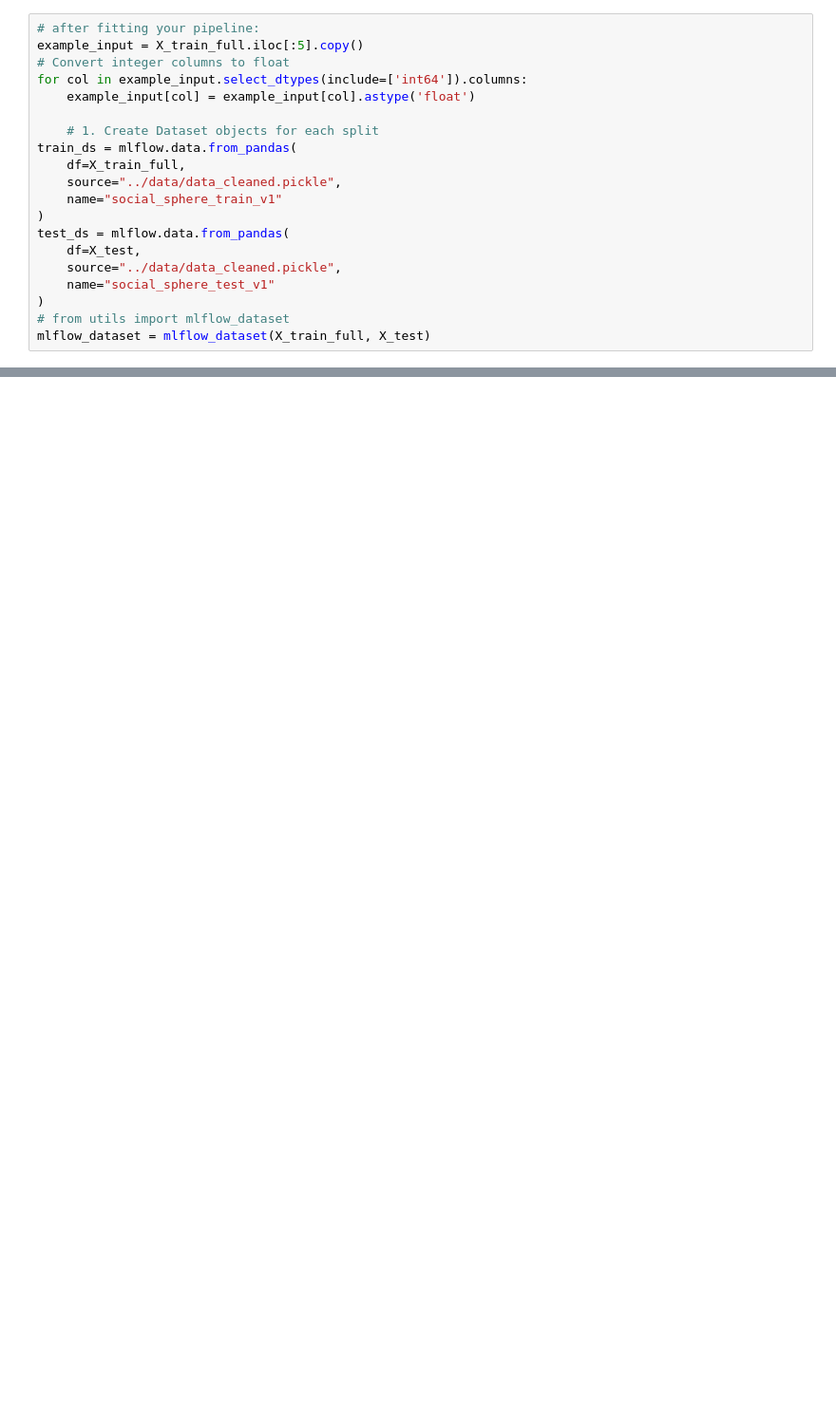
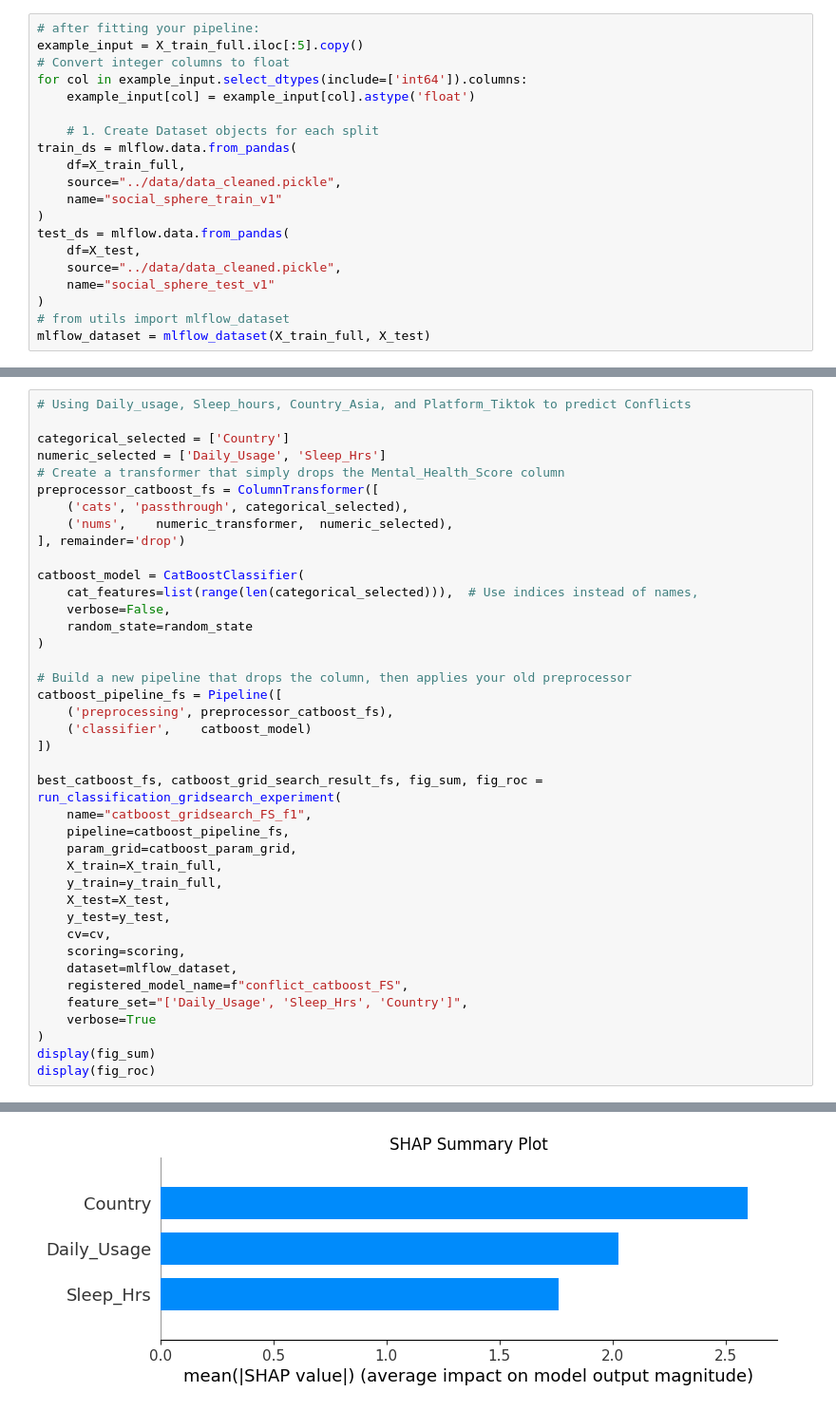
Before and after one commit to numberwrangler/SDS-CP029-social-sphere, a Jupyter notebook: submissions/team-members/bob-hosseini/notebooks/02_classification.ipynb, the cells around one changed output, grey strips where cells are left out. Shown at 95% size. Drawn from its saved outputs; the diff is of its cells as text; blank space fills up the shorter version.

```diff
--- a/submissions/team-members/bob-hosseini/notebooks/02_classification.ipynb
+++ b/submissions/team-members/bob-hosseini/notebooks/02_classification.ipynb
@@ -916,0 +922,41 @@ Best F1 score (CV): 0.9522913452970652
+# %%
+# Using Daily_usage, Sleep_hours, Country_Asia, and Platform_Tiktok to predict Conflicts
+
+categorical_selected = ['Country']
+numeric_selected = ['Daily_Usage', 'Sleep_Hrs']
+# Create a transformer that simply drops the Mental_Health_Score column
+preprocessor_catboost_fs = ColumnTransformer([
+    ('cats', 'passthrough', categorical_selected),
+    ('nums',    numeric_transformer,  numeric_selected),
+], remainder='drop')
+
+catboost_model = CatBoostClassifier(
+    cat_features=list(range(len(categorical_selected))),  # Use indices instead of names,
+    verbose=False,
+    random_state=random_state
+)
+
+# Build a new pipeline that drops the column, then applies your old preprocessor
+catboost_pipeline_fs = Pipeline([
+    ('preprocessing', preprocessor_catboost_fs),
+    ('classifier',    catboost_model)
+])
+
+best_catboost_fs, catboost_grid_search_result_fs, fig_sum, fig_roc = run_classification_gridsearch_experiment(
+    name="catboost_gridsearch_FS_f1",
+    pipeline=catboost_pipeline_fs,
+    param_grid=catboost_param_grid,
+    X_train=X_train_full,
+    y_train=y_train_full,
+    X_test=X_test,
+    y_test=y_test,
+    cv=cv,
+    scoring=scoring,
+    dataset=mlflow_dataset,
+    registered_model_name=f"conflict_catboost_FS",
+    feature_set="['Daily_Usage', 'Sleep_Hrs', 'Country']",
+    verbose=True
+)
+display(fig_sum)
+display(fig_roc)
+# %% [output]
@@ -916,0 +976 @@ Best F1 score (CV): 0.9522913452970652
+[figure, added]
```
Also changed, not shown: parts of 92 cells of this notebook, 5 other files.
